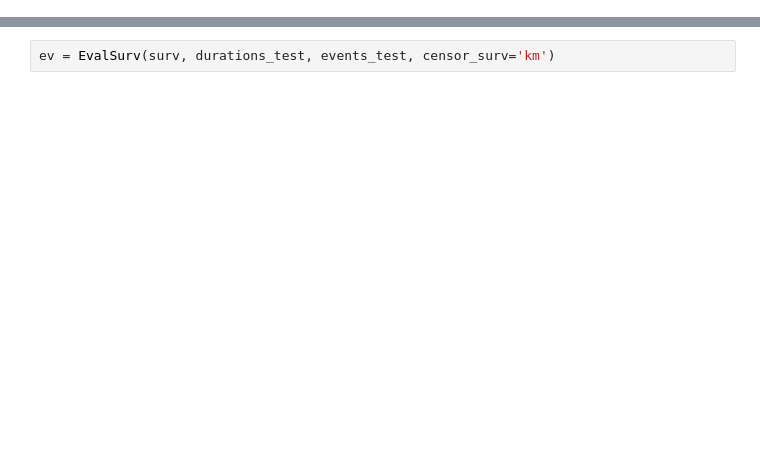
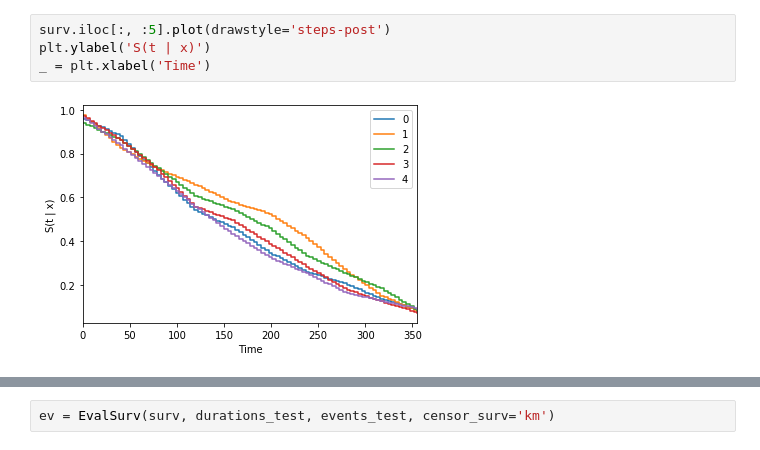
Before and after one commit to havakv/pycox, a Jupyter notebook: examples/deephit.ipynb, the cells around one changed output, grey strips where cells are left out. Saved outputs shown, nothing was run; the diff lists cells and outputs as text; blank space fills up the shorter version.

```diff
--- a/examples/deephit.ipynb
+++ b/examples/deephit.ipynb
@@ -196,0 +203,6 @@ surv = pd.DataFrame(model.predict_survival_function(x_test), index = labtrans.cu
+# %%
+surv.iloc[:, :5].plot(drawstyle='steps-post')
+plt.ylabel('S(t | x)')
+_ = plt.xlabel('Time')
+# %% [output]
+[figure, added]
```
Also changed, not shown: parts of 71 cells of this notebook, 11 other files.
